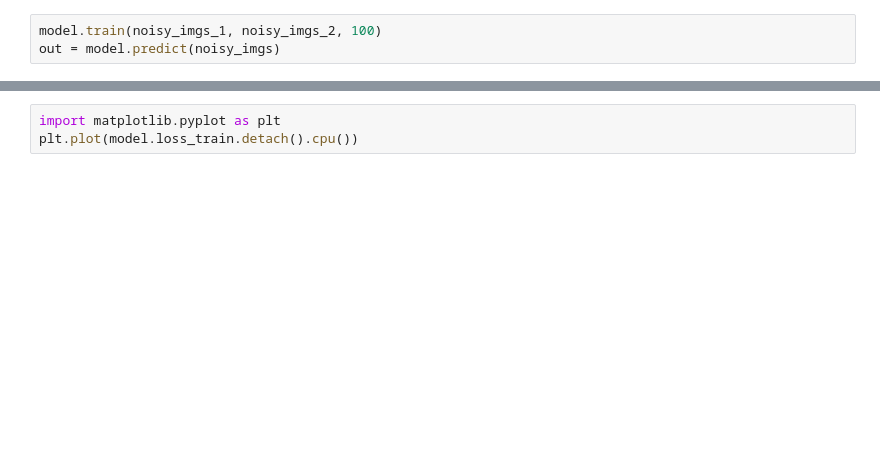
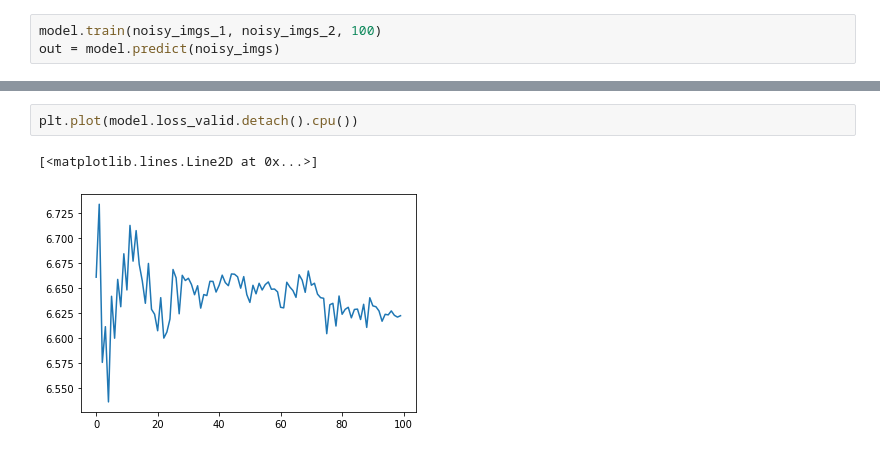
Before and after one commit to SuhanNShetty/DeepLearning_Noise2Noise, a Jupyter notebook: Miniproject_1/Test_Model.ipynb, the cells around one changed output, grey strips where cells are left out. Saved outputs shown, nothing was run; the diff lists cells and outputs as text; blank space fills up the shorter version.

```diff
--- a/Miniproject_1/Test_Model.ipynb
+++ b/Miniproject_1/Test_Model.ipynb
@@ -46,3 +52,5 @@ plt.plot(mod.loss_valid.detach().cpu())
 # %%
-import matplotlib.pyplot as plt
-plt.plot(model.loss_train.detach().cpu())
+plt.plot(model.loss_valid.detach().cpu())
+# %% [output]
+[<matplotlib.lines.Line2D at 0x...>]
+[figure, added]
```
Also changed, not shown: parts of 4 cells of this notebook.
